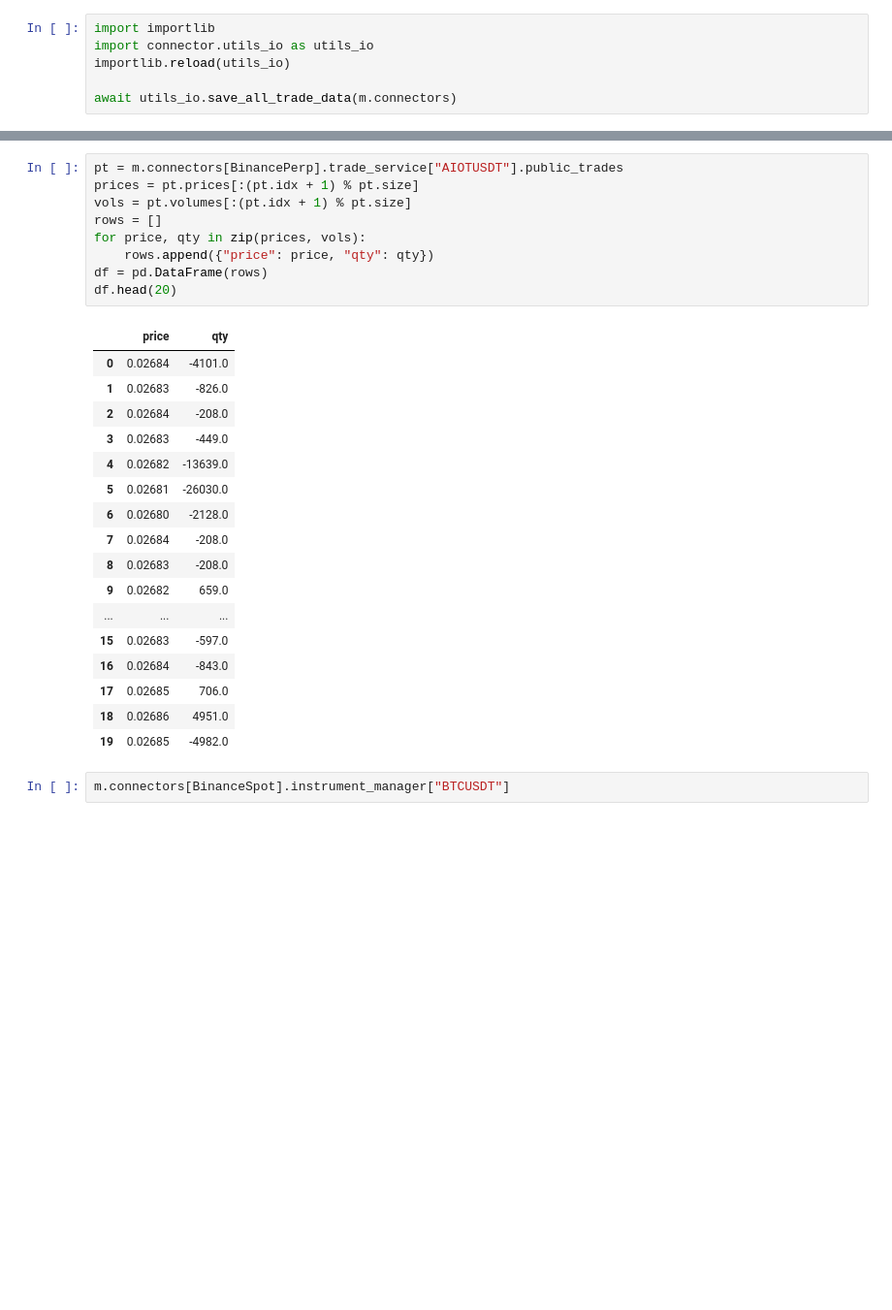
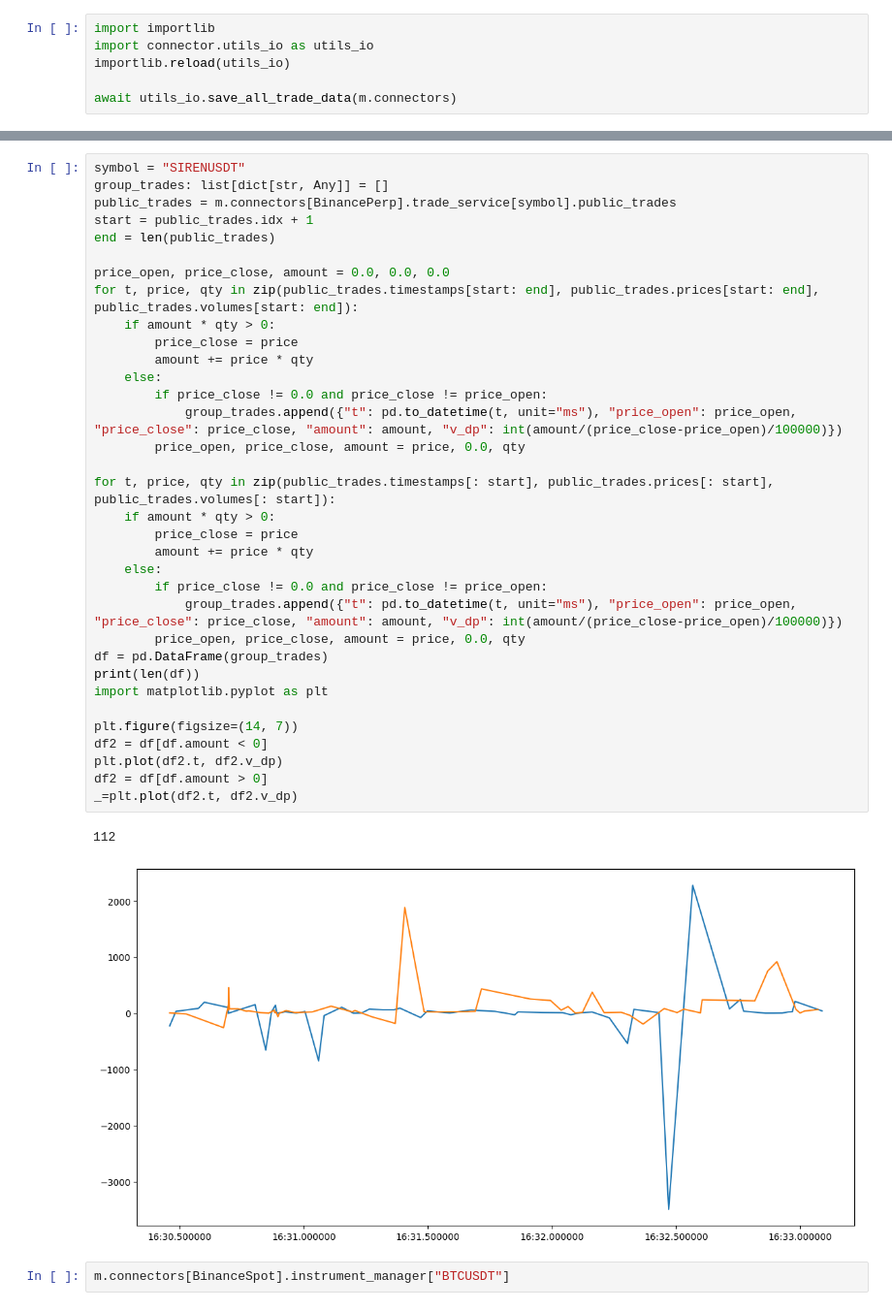
Before and after one commit to stockoperator/monitor, a Jupyter notebook: src/monitor.ipynb, the cells around one changed output, grey strips where cells are left out. Shown at 97% size. Drawn from its saved outputs; the diff is of its cells as text; blank space fills up the shorter version.

```diff
--- a/src/monitor.ipynb
+++ b/src/monitor.ipynb
@@ -66,30 +53,40 @@ df.sort_values("delta", ascending=False)
 # %%
-pt = m.connectors[BinancePerp].trade_service["AIOTUSDT"].public_trades
-prices = pt.prices[:(pt.idx + 1) % pt.size]
-vols = pt.volumes[:(pt.idx + 1) % pt.size]
-rows = []
-for price, qty in zip(prices, vols):
-    rows.append({"price": price, "qty": qty})
-df = pd.DataFrame(rows)
-df.head(20)
+symbol = "SIRENUSDT"
+group_trades: list[dict[str, Any]] = []
+public_trades = m.connectors[BinancePerp].trade_service[symbol].public_trades
+start = public_trades.idx + 1
+end = len(public_trades)
+
+price_open, price_close, amount = 0.0, 0.0, 0.0
+for t, price, qty in zip(public_trades.timestamps[start: end], public_trades.prices[start: end], public_trades.volumes[start: end]):
+    if amount * qty > 0:
+        price_close = price
+        amount += price * qty
+    else:
+        if price_close != 0.0 and price_close != price_open:
+            group_trades.append({"t": pd.to_datetime(t, unit="ms"), "price_open": price_open, "price_close": price_close, "amount": amount, "v_dp": int(amount/(price_close-price_open)/100000)})
+        price_open, price_close, amount = price, 0.0, qty
+
+for t, price, qty in zip(public_trades.timestamps[: start], public_trades.prices[: start], public_trades.volumes[: start]):
+    if amount * qty > 0:
+        price_close = price
+        amount += price * qty
+    else:
+        if price_close != 0.0 and price_close != price_open:
+            group_trades.append({"t": pd.to_datetime(t, unit="ms"), "price_open": price_open, "price_close": price_close, "amount": amount, "v_dp": int(amount/(price_close-price_open)/100000)})
+        price_open, price_close, amount = price, 0.0, qty
+df = pd.DataFrame(group_trades)
+print(len(df))
+import matplotlib.pyplot as plt
+
+plt.figure(figsize=(14, 7))
+df2 = df[df.amount < 0]
+plt.plot(df2.t, df2.v_dp)
+df2 = df[df.amount > 0]
+_=plt.plot(df2.t, df2.v_dp)
 # %% [output]
-|  | price | qty |
-| 0 | 0.02684 | -4101.0 |
-| 1 | 0.02683 | -826.0 |
-| 2 | 0.02684 | -208.0 |
-| 3 | 0.02683 | -449.0 |
-| 4 | 0.02682 | -13639.0 |
-| 5 | 0.02681 | -26030.0 |
-| 6 | 0.02680 | -2128.0 |
-| 7 | 0.02684 | -208.0 |
-| 8 | 0.02683 | -208.0 |
-| 9 | 0.02682 | 659.0 |
-| ... | ... | ... |
-| 15 | 0.02683 | -597.0 |
-| 16 | 0.02684 | -843.0 |
-| 17 | 0.02685 | 706.0 |
-| 18 | 0.02686 | 4951.0 |
-| 19 | 0.02685 | -4982.0 |
+112
+[figure, added]
 # %%
 m.connectors[BinanceSpot].instrument_manager["BTCUSDT"]
 # %% [output]
```
Also changed, not shown: parts of 3 cells of this notebook, 1 other file.
